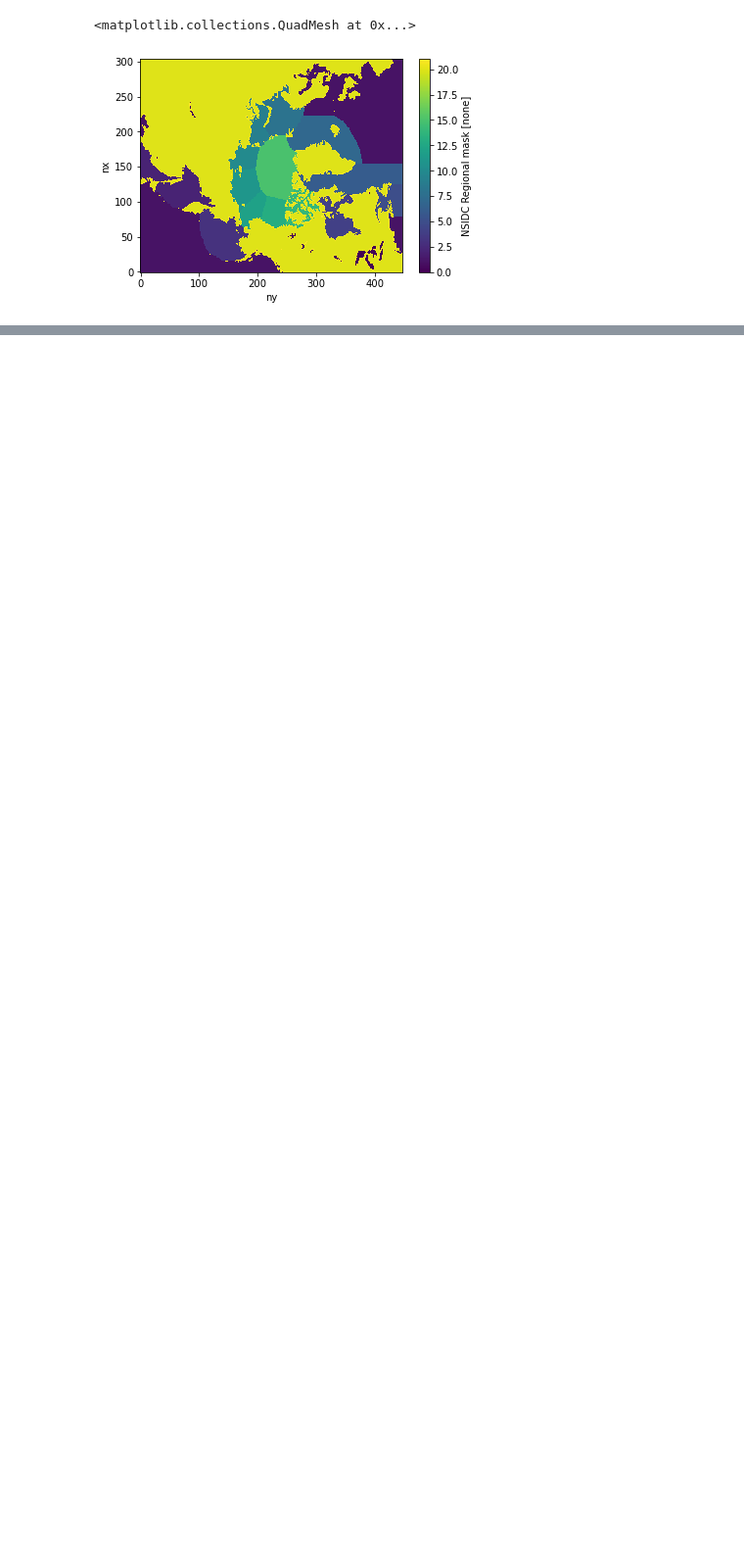
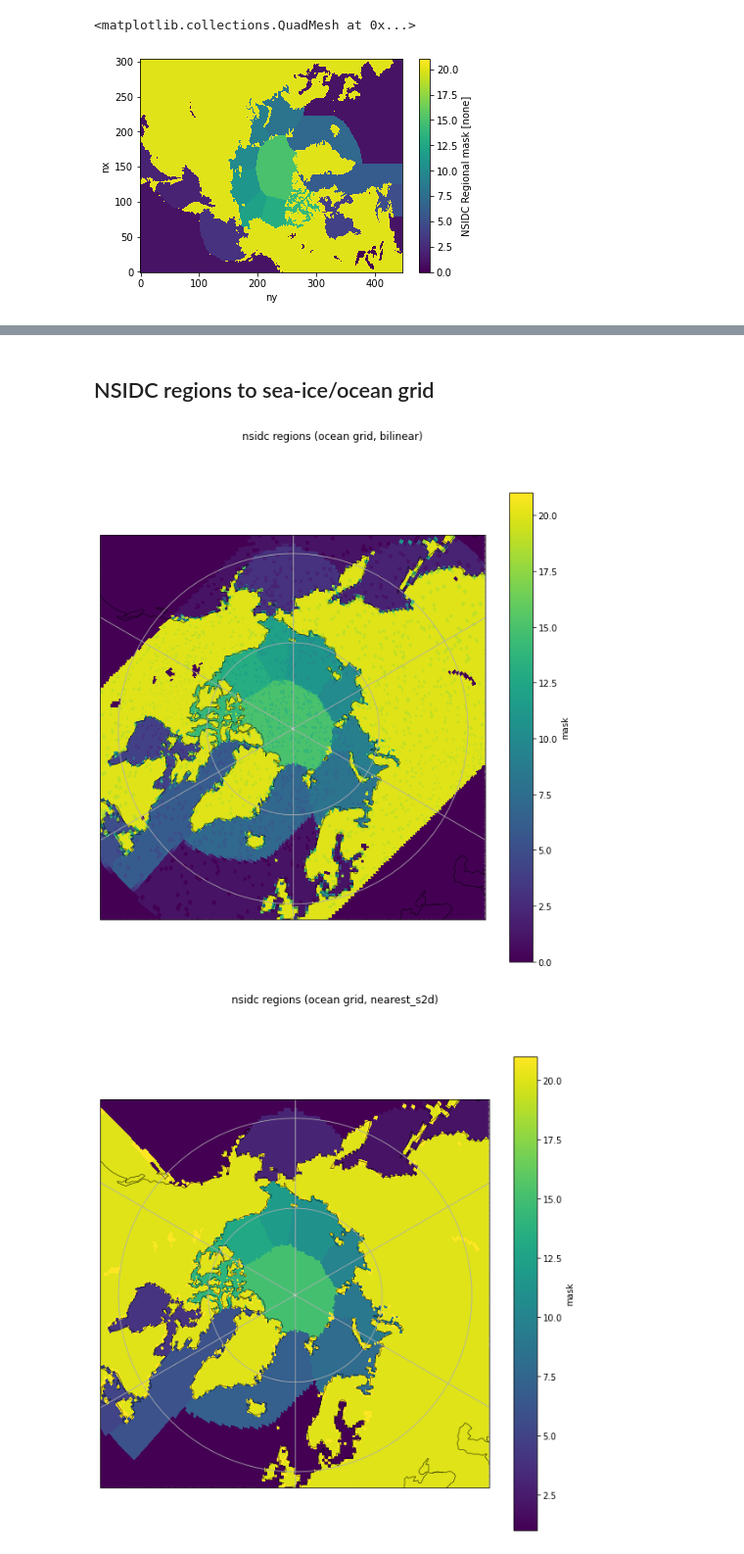
Before and after one commit to hannahwoodward/cmip6-seaice-precipitation, a Jupyter notebook: regrid.ipynb, the cells around one changed output, grey strips where cells are left out. Shown at 98% size. Drawn from its saved outputs; the diff is of its cells as text; code cells hidden in the pictures; blank space fills up the shorter version.

Commit message:
Add NSIDC and pr to ocean regridding

```diff
--- a/regrid.ipynb
+++ b/regrid.ipynb
@@ -12,21 +12,20 @@ import warnings
 warnings.filterwarnings('ignore')
 
 
-def regrid_latlon(data, method='bilinear', extrap_method=None):
-    latlon_grid = xesmf.util.grid_global(1.875, 1.25)
-    regridder = xesmf.Regridder(data, latlon_grid, method=method, extrap_method=extrap_method)
+def regrid(data, grid=xesmf.util.grid_global(1.875, 1.25), method='bilinear', extrap_method=None):
+    regridder = xesmf.Regridder(data, grid, method=method, extrap_method=extrap_method)
 
     return regridder(data)
 
 
-def regrid_latlon_nsidc(i, o, mode='bilinear'):
+def regrid_latlon_nsidc(i, o, method='bilinear'):
     data = xarray.open_mfdataset(paths=i, combine='by_coords')
-    data_latlon = regrid_latlon(data, mode)
+    data_latlon = regrid(data, method=method)
 
     mask = data_latlon.mask.where(data_latlon.mask > 5).where(data_latlon.mask < 16)
     data_latlon['mask'] = mask
 
-    o_edited = o.replace('.nc', f'_{mode}.nc')
+    o_edited = o.replace('.nc', f'_{method}.nc')
     data_latlon.to_netcdf(o_edited)
 
     return o_edited
@@ -126,0 +154,23 @@ print(f'-> siconc diff: {round(100 * (area_s2d - area_o)/area_o, 4)}%')
+# %% [markdown]
+## NSIDC regions to sea-ice/ocean grid
+# %%
+nsidc_mask = xarray.open_mfdataset(paths='_data/NSIDC_Regions_Masks.nc', combine='by_coords')
+nsidc_mask_regridded_o = regrid(nsidc_mask, grid=siconc_base)
+nsidc_mask_regridded_o_s2d = regrid(nsidc_mask, grid=siconc_base, method='nearest_s2d')
+# %%
+plot_regridded_data(
+    nsidc_mask_regridded_o.mask,
+    title='nsidc regions (ocean grid, bilinear)',
+    x='longitude',
+    y='latitude'
+)
+
+plot_regridded_data(
+    nsidc_mask_regridded_o_s2d.mask,
+    title='nsidc regions (ocean grid, nearest_s2d)',
+    x='longitude',
+    y='latitude'
+)
+# %% [output]
+[figure, added]
+[figure, added]
```
Also changed, not shown: parts of 14 cells of this notebook.
